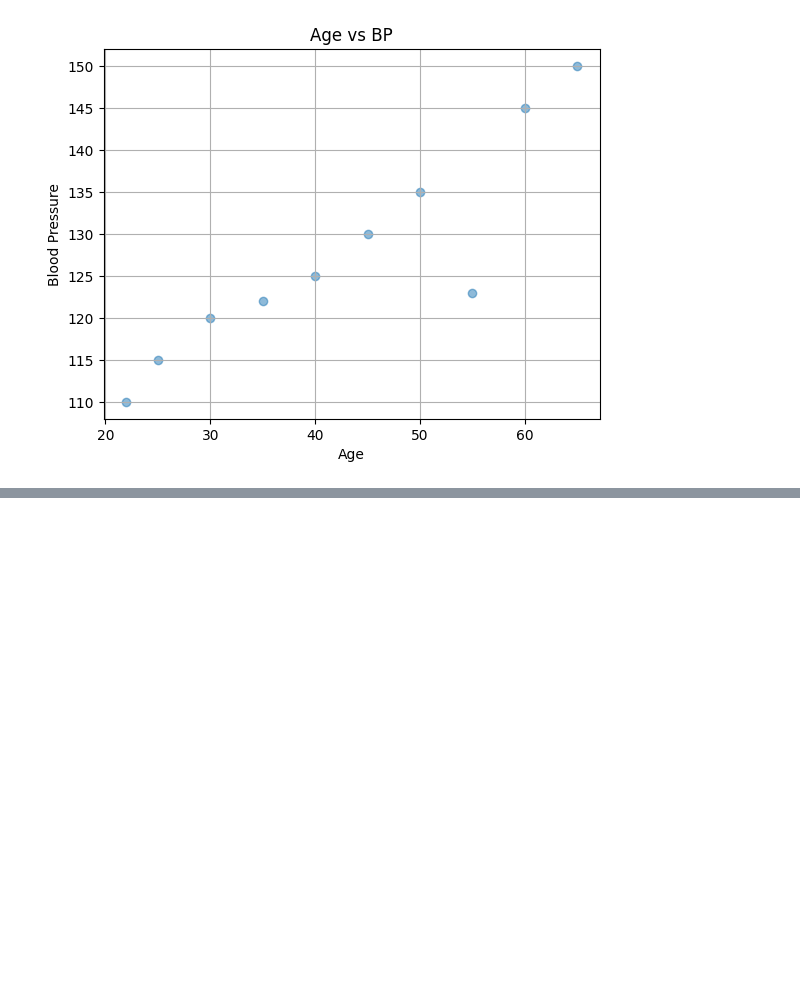
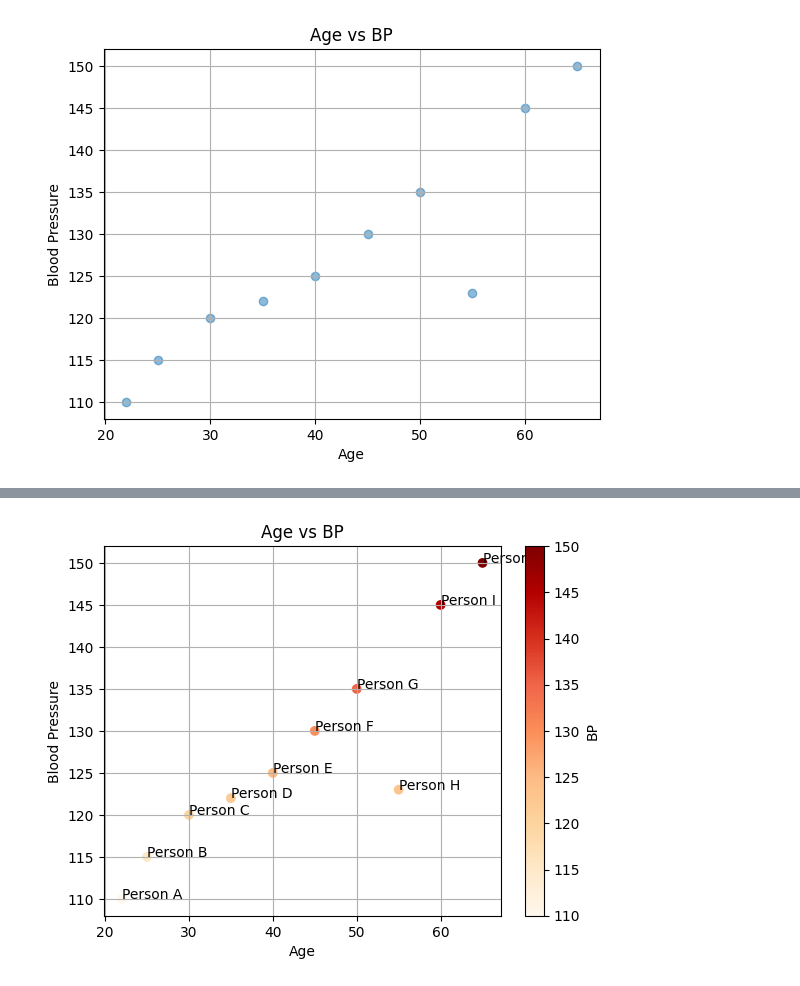
Before and after one commit to Yash-sahh/machine-learning-journey, a Jupyter notebook: 7.Matplotlib/matplotlib_tutorial.ipynb, the cells around one changed output, grey strips where cells are left out. Saved outputs shown, nothing was run; the diff lists cells and outputs as text; code cells hidden in the pictures; blank space fills up the shorter version.

```diff
--- a/7.Matplotlib/matplotlib_tutorial.ipynb
+++ b/7.Matplotlib/matplotlib_tutorial.ipynb
@@ -334,0 +346,15 @@ plt.show()
+# %%
+# adding annotation
+# plt.annotate("text",xy=(x_point,y_point),xytext=(x_text,y_text))
+
+plt.scatter(age,blood_pressure,cmap = "OrRd", c =  blood_pressure)
+plt.title("Age vs BP")
+plt.xlabel("Age")
+plt.ylabel("Blood Pressure")
+plt.grid()
+plt.colorbar(label="BP")
+
+for i in range(len(people)):
+    plt.annotate(people[i],xy=(age[i],blood_pressure[i]),xytext=(age[i],blood_pressure[i]))
+# %% [output]
+[figure, added]
```
Also changed, not shown: parts of 15 cells of this notebook.
